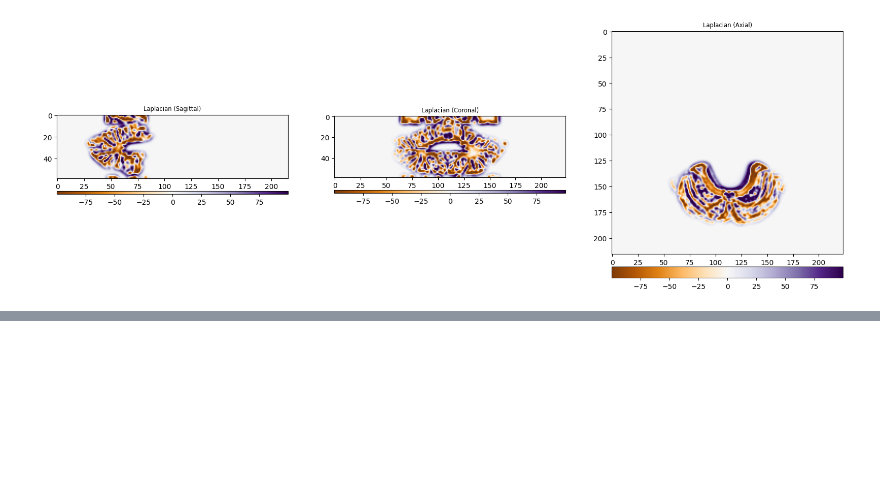
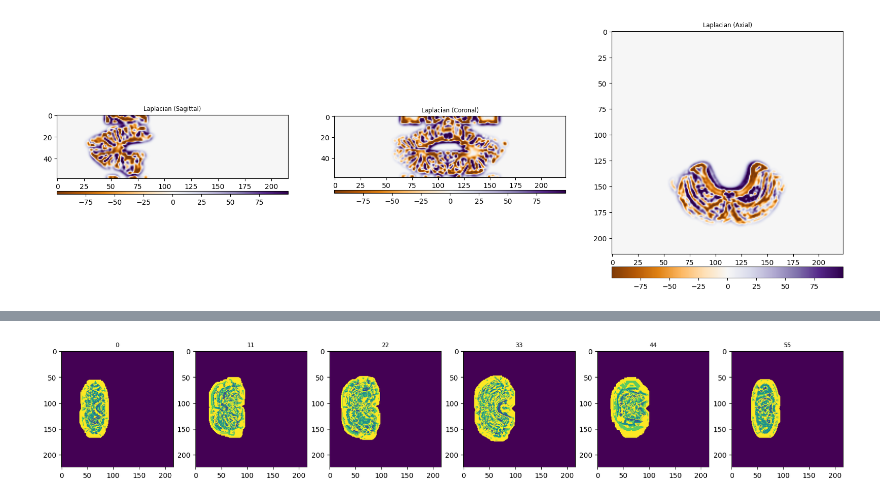
Before and after one commit to csenri/RGB-directions-of-white-matter-in-the-cerebellum, a Jupyter notebook: main.ipynb, the cells around one changed output, grey strips where cells are left out. Saved outputs shown, nothing was run; the diff lists cells and outputs as text; code cells hidden in the pictures; blank space fills up the shorter version.

```diff
--- a/main.ipynb
+++ b/main.ipynb
@@ -647,0 +787,23 @@ show_images_with_colorbar(FA_vol, slices_to_show)
+# %%
+# suppose you have:
+#   FA_vol, scale_vol = compute_FA_and_scale(img_wm, sigmas)
+# and your helper from above:
+
+def show_images_with_colorbar(img_to_show, slices_to_show, figsize=(20,7)):
+    n = len(slices_to_show)
+    fig, axes = plt.subplots(1, n, figsize=figsize)
+    for i, z in enumerate(slices_to_show):
+        im = axes[i].imshow(img_to_show[:, :, z], cmap='viridis')
+        axes[i].set_title(f"Slice {z}\nσ*={scale_vol[:,:,z].flatten().max():.1f}")
+        axes[i].axis('off')
+        # add horizontal colorbar
+        divider = make_axes_locatable(axes[i])
+        cax = divider.append_axes("bottom", size="5%", pad=0.2)
+        fig.colorbar(im, cax=cax, orientation='horizontal')
+    plt.show()
+
+# Pick a few slices to display
+slices_to_show = [30, 60, 90]
+show_images(scale_vol, list(range(0, D, D//5)))  # e.g. show 5 evenly spaced slices
+# %% [output]
+[figure, added]
```
Also changed, not shown: parts of 7 cells of this notebook, 10 other files.
